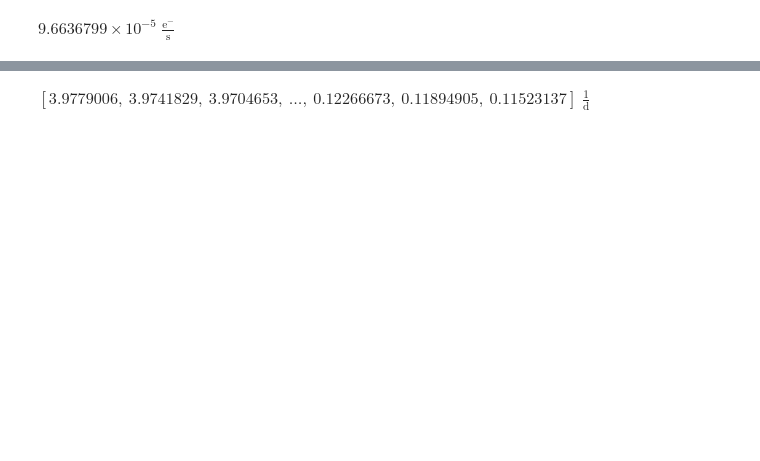
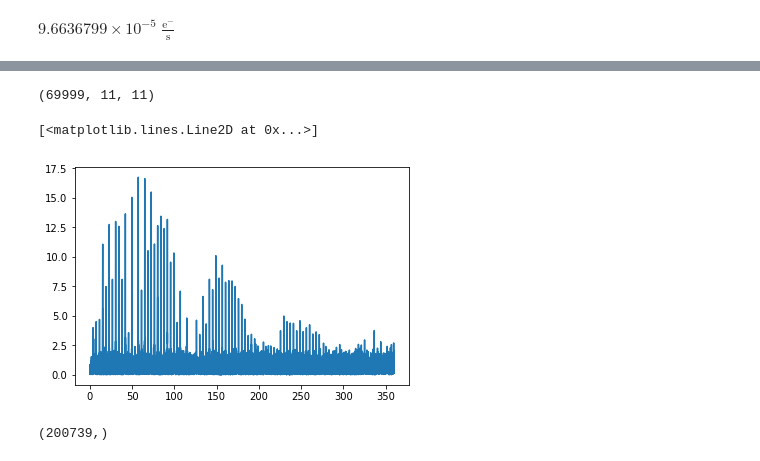
Before and after one commit to Higgins00/AstroResearch, a Jupyter notebook: Research.ipynb, the cells around one changed output, grey strips where cells are left out. Saved outputs shown, nothing was run; the diff lists cells and outputs as text; code cells hidden in the pictures; blank space fills up the shorter version.

```diff
--- a/Research.ipynb
+++ b/Research.ipynb
@@ -630,7 +671,7 @@ def make_tpf_figure_elements(tpf, tpf_source,pg, pedestal=None, fiducial_frame=N
     # Configure the stretch slider and its callback function
     stretch_slider = RangeSlider(start=low,
                                  end=high,
-                                 step=1,
+                                 step=.1,
                                  title='Frequency Range',
                                  value=(low, high),
                                  orientation='horizontal',
@@ -640,6 +681,10 @@ def make_tpf_figure_elements(tpf, tpf_source,pg, pedestal=None, fiducial_frame=N
                                  show_value=True,
                                  sizing_mode='fixed',
                                  name='frequencyrange')
+
+
+
+
 
     def stretch_change_callback(attr, old, new):
         """TPF stretch slider callback."""
@@ -1218,7 +1261,7 @@ def make_tpf_figure_elements(tpf, tpf_source,pg, pedestal=None, fiducial_frame=N
     # Configure the stretch slider and its callback function
     stretch_slider = RangeSlider(start=low,
                                  end=high,
-                                 step=1,
+                                 step=.1,
                                  title='Frequency Range',
                                  value=(low, high),
                                  orientation='horizontal',
@@ -1482,0 +2188,3 @@ show_interact_widget(tpf,notebook_url='localhost:8890')
+# %%
+%%time
+pmp =PixelMapPeriodogram(tpf[:1000])
@@ -1483,4 +2222,9 @@ show_interact_widget(tpf,notebook_url='localhost:8890')
 # %%
-tpfperiod.periodogram[0][0].frequency
+power[:,0,0] = .to_periodogrmam(frequency=frequency).power
 # %% [output]
-$[3.9779006,~3.9741829,~3.9704653,~\dots,~0.12266673,~0.11894905,~0.11523137] \; \mathrm{\frac{1}{d}}$
+(69999, 11, 11)
+# %%
+plt.plot(pmp.periodogram[5][5].frequency,pmp.periodogram[5][5].power)
+# %% [output]
+[<matplotlib.lines.Line2D at 0x...>]
+[figure, added]
@@ -1486,0 +2241,8 @@ $[3.9779006,~3.9741829,~3.9704653,~\dots,~0.12266673,~0.11894905,~0.11523137] \;
+# %%
+t= lc.time
+df = 1./(t[-1]-t[0])/5.
+nyq = 2/np.median(np.diff(t))
+freq = np.arange(df,nyq,df)
+freq.shape
+# %% [output]
+(200739,)
```
Also changed, not shown: parts of 23 cells of this notebook.
